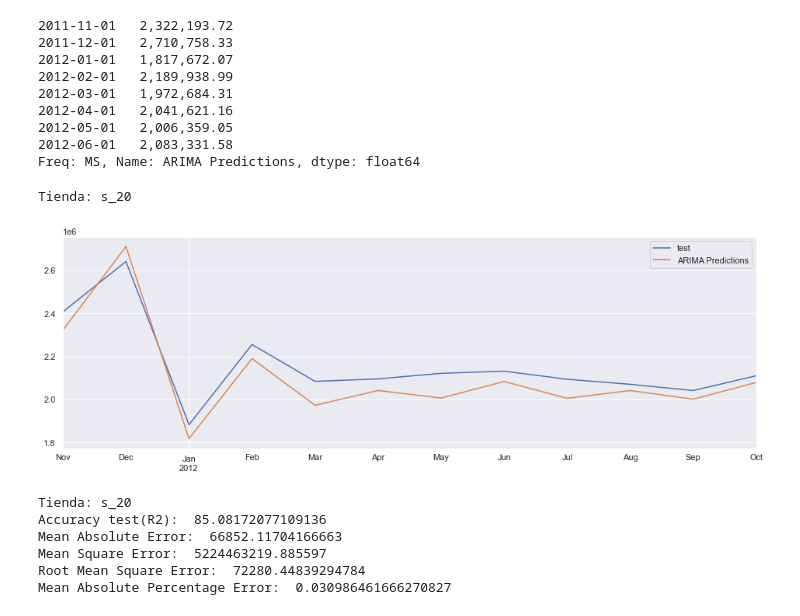
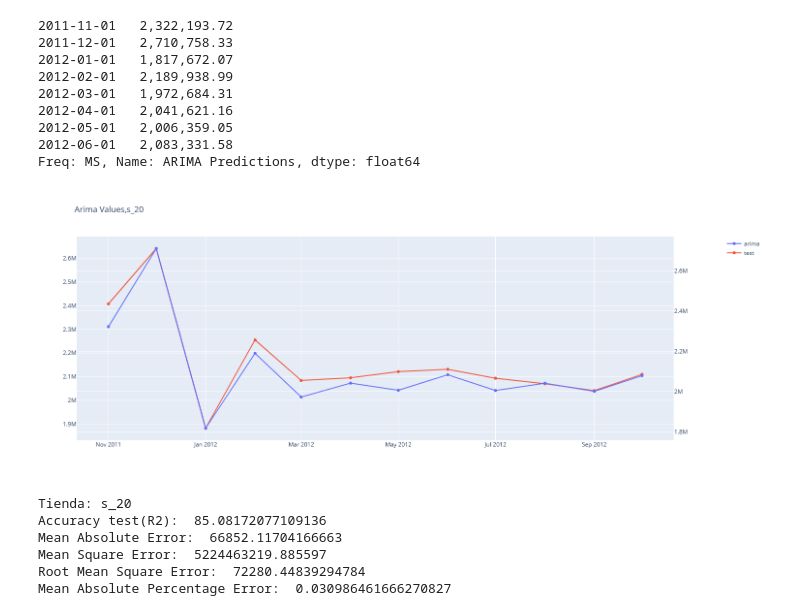
Before and after one commit to RodrigoPLpz/wallmart_sales, a Jupyter notebook: arimas_month_2.ipynb, the cells around one changed output. Saved outputs shown, nothing was run; the diff lists cells and outputs as text; code cells hidden in the pictures.

Commit message:
Se mejorar sintaxis y agrega tiendas

```diff
--- a/arimas_month_2.ipynb
+++ b/arimas_month_2.ipynb
@@ -366,13 +377,29 @@ Freq: MS, Name: ARIMA Predictions, dtype: float64
 # len(s_20)
 # len(test)
 # len(train)-len(arima_pred)
-# %%
-print('Tienda:',vnames[0])
-test.plot(figsize=(16,5),legend=True,label='test')
-arima_pred.plot(legend=True);
-# %% [output]
-Tienda: s_20
-[figure, removed]
+# %%
+fig = make_subplots(specs=[[{"secondary_y": True}]])
+
+
+fig.add_trace(
+    go.Scatter(x = arima_pred.index,y = arima_pred, name="arima"),
+    secondary_y=True
+)
+
+fig.add_trace(
+    go.Scatter(x = test.index,y = test, name="test"),
+    secondary_y=False
+)
+
+
+fig.update_layout(
+    title_text=f"Arima Values,{vnames[0]}",
+    width = 1000, height = 600
+)
+
+fig.show()
+# %% [output]
+[figure, added]
 # %%
 print('Tienda:',vnames[0])
 print('Accuracy test(R2): ', metrics.r2_score(test,arima_pred)*100)
```
Also changed, not shown: parts of 4 cells of this notebook.
